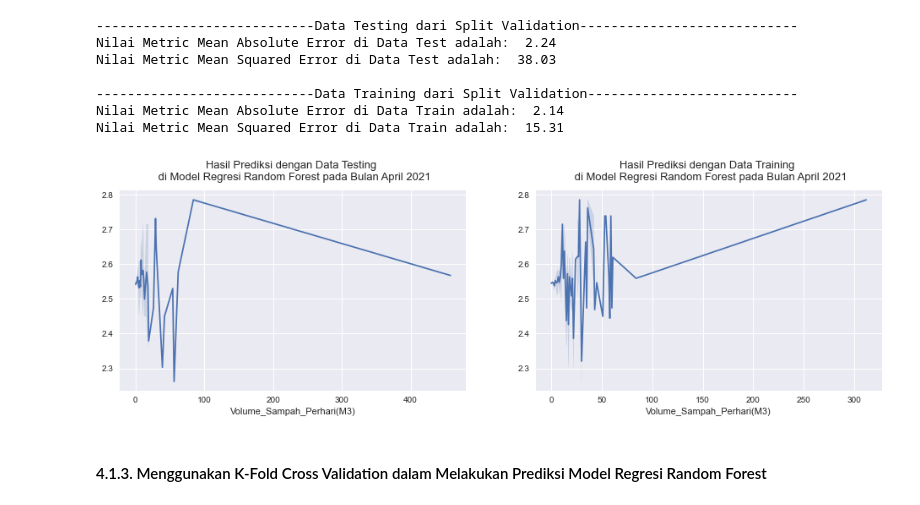
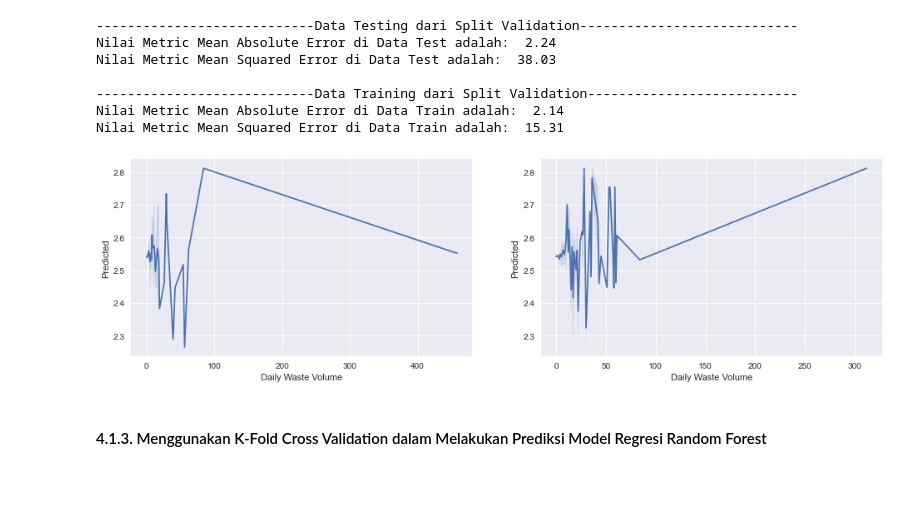
Before and after one commit to pramudianzaheka92/ProjectTugasAkhir, a Jupyter notebook: 4 - 2021/Prediksi Tingkat Pengangkutan Volume Sampah di Bulan April 2021 - Dengan Nilai Outliers.ipynb, the cells around one changed output. Saved outputs shown, nothing was run; the diff lists cells and outputs as text; code cells hidden in the pictures.

```diff
--- a/4 - 2021/Prediksi Tingkat Pengangkutan Volume Sampah di Bulan April 2021 - Dengan Nilai Outliers.ipynb
+++ b/4 - 2021/Prediksi Tingkat Pengangkutan Volume Sampah di Bulan April 2021 - Dengan Nilai Outliers.ipynb
@@ -1012,21 +1016,25 @@ Nilai Metric Mean Squared Error di Data Train adalah:  15.31
 # %%
 # Membuat grafik untuk melihat trend data dari volume pengangkutan sampah setelah melalui proses pemodelan regresi random forest
 plt.figure(figsize=(25, 20))
 
 # Grafik untuk melihat trend data testing setelah dilakukan proses pemodelan regresi random forest
 plt.subplot(4, 3, 1)
 sns.lineplot(y_test, pred_test_randomforest_apr)
-plt.title("Hasil Prediksi dengan Data Testing \n di Model Regresi Random Forest pada Bulan April 2021",
-          fontsize=13, pad=13)
+#plt.title("Prediction Result in Random Forest Regression with Testing Data \n"
+#          "using Outliers in Waste Volume Transportation from April 2021", fontsize=13, pad=13)
+plt.xlabel("Daily Waste Volume")
+plt.ylabel("Predicted")
 
 # Grafik untuk melihat trend data training setelah dilakukan proses pemodelan regresi linear
 plt.subplot(4, 3, 2)
 sns.lineplot(y_train, pred_train_randomforest_apr)
-plt.title("Hasil Prediksi dengan Data Training \n di Model Regresi Random Forest pada Bulan April 2021",
-          fontsize=13, pad=13)
+#plt.title("Prediction Result in Random Forest Regression with Training Data \n"
+#          "using Outliers in Waste Volume Transportation from April 2021", fontsize=13, pad=13)
+plt.xlabel("Daily Waste Volume")
+plt.ylabel("Predicted")
 plt.show()
 # %% [output]
-[figure, old version]
+[figure, new version]
 # %% [markdown]
 #### 4.1.3. Menggunakan K-Fold Cross Validation dalam Melakukan Prediksi Model Regresi Random Forest
 # %% [markdown]
```
Also changed, not shown: parts of 13 cells of this notebook.
